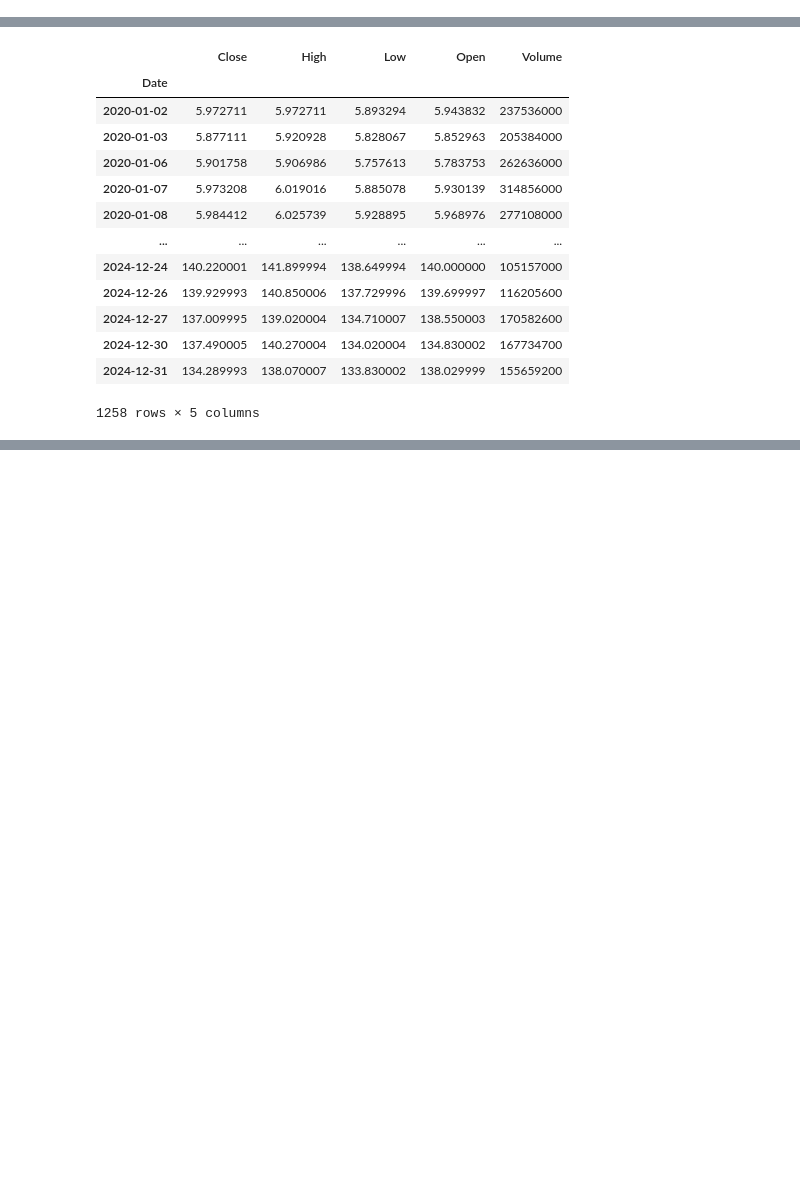
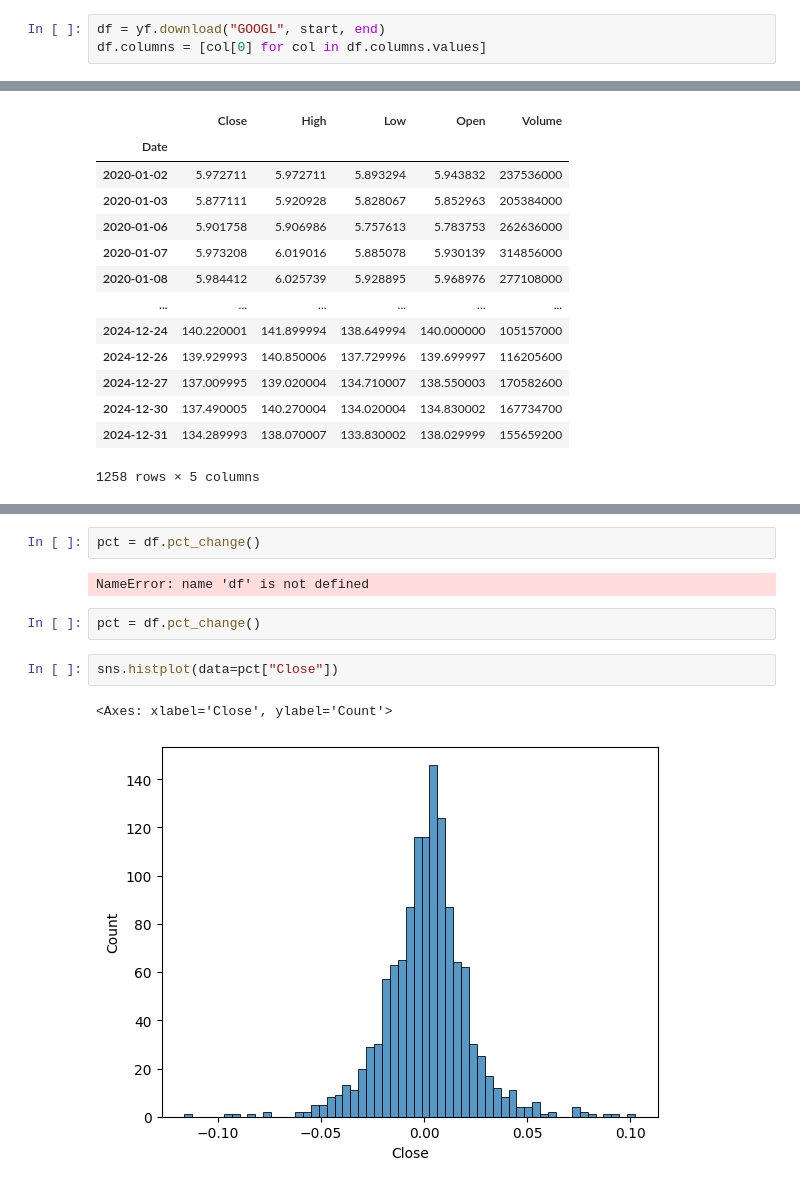
Before and after one commit to akramj13/GeeseHacks, a Jupyter notebook: backend/main.ipynb, the cells around one changed output, grey strips where cells are left out. Cells and saved outputs as stored; diff of their text form; blank space fills up the shorter version.

Commit message:
Add histogram of percent change on React

```diff
--- a/backend/main.ipynb
+++ b/backend/main.ipynb
@@ -21,0 +4,3 @@ df
+# %%
+df = yf.download("GOOGL", start, end)
+df.columns = [col[0] for col in df.columns.values]
@@ -164,3 +157,14 @@ fig.update_layout(
 fig.show()
 # %% [output]
 [interactive output not drawn]
+# %%
+pct = df.pct_change()
+# %% [output]
+NameError: name 'df' is not defined
+# %%
+pct = df.pct_change()
+# %%
+sns.histplot(data=pct["Close"])
+# %% [output]
+<Axes: xlabel='Close', ylabel='Count'>
+[figure, added]
```
Also changed, not shown: parts of 4 cells of this notebook, 2 other files.
